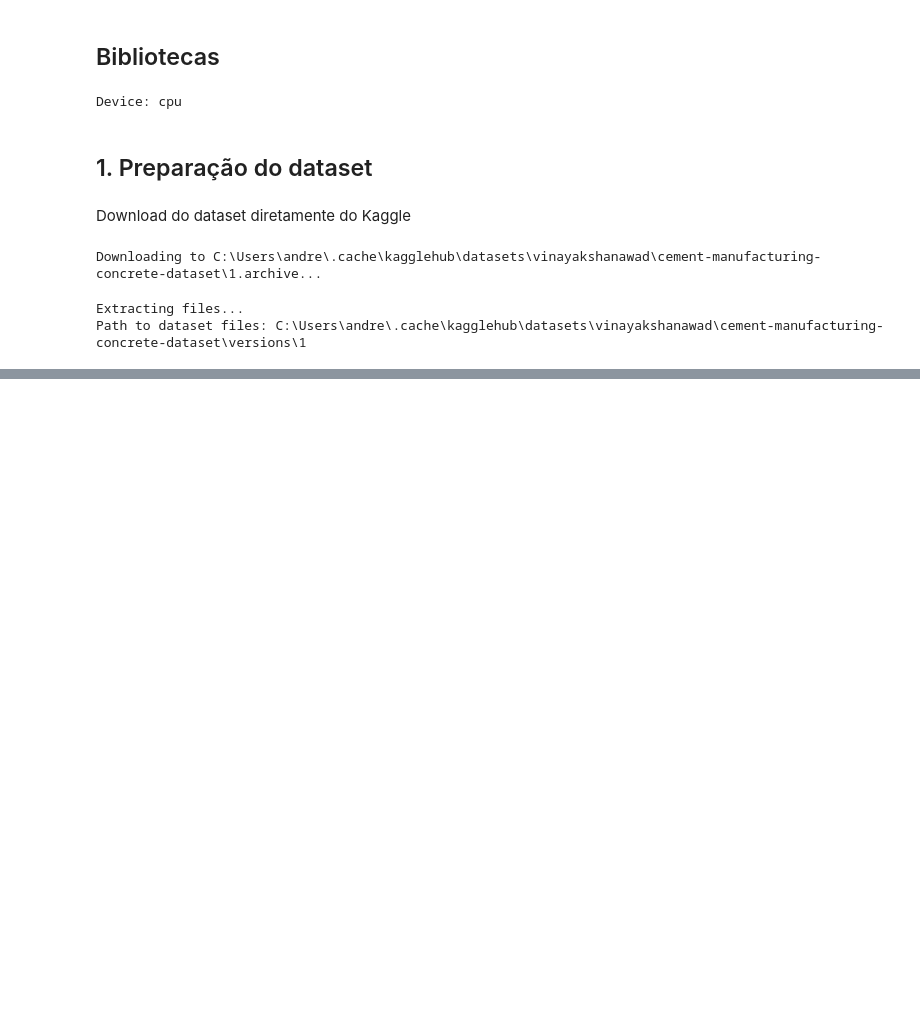
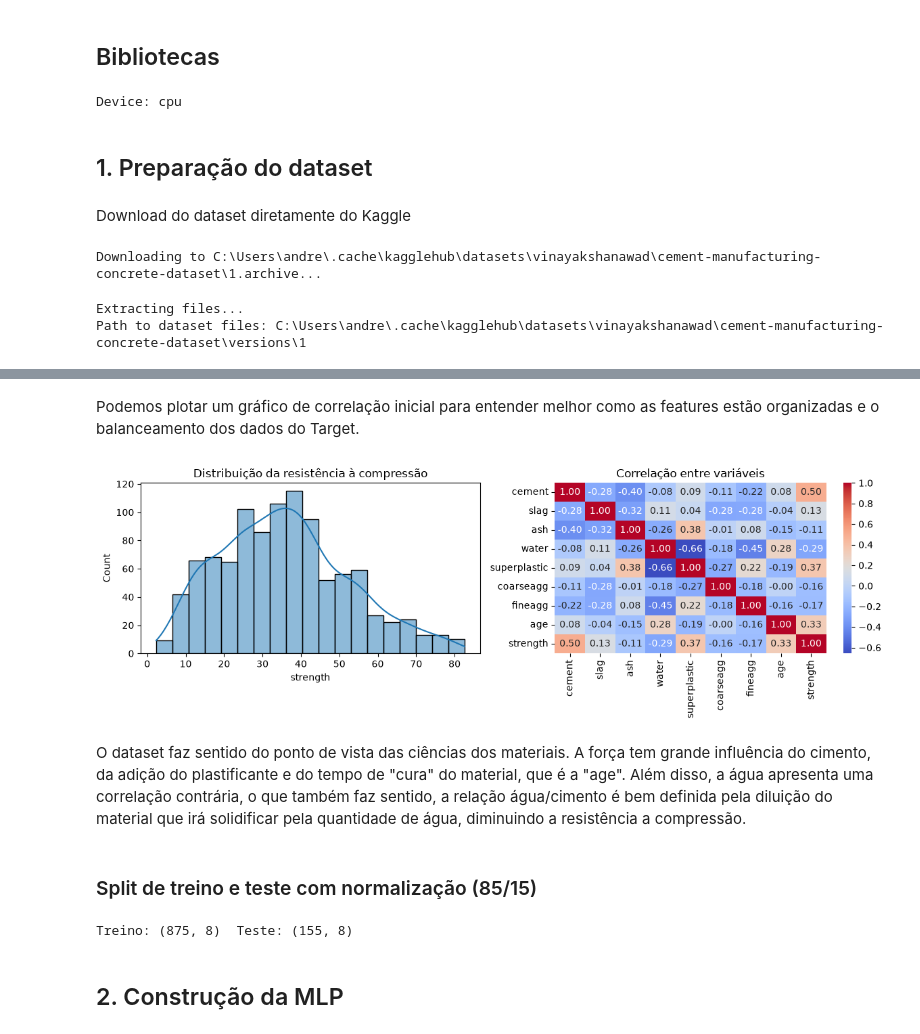
Before and after one commit to andre-aracaetano/study-of-mlp-and-genetic-algorithm-with-a-cement-dataset, a Jupyter notebook: mlp.ipynb, the cells around one changed output, grey strips where cells are left out. Saved outputs shown, nothing was run; the diff lists cells and outputs as text; code cells hidden in the pictures; blank space fills up the shorter version.

Commit message:
Melhoria do MLP e Treino do XGBoost + um pouco de discussão

```diff
--- a/mlp.ipynb
+++ b/mlp.ipynb
@@ -68,0 +97,41 @@ Para o problema que estou trabalhando, eu quero utilizar os compostos que compoe
+# %%
+TARGET = "strength"
+# %% [markdown]
+Podemos plotar um gráfico de correlação inicial para entender melhor como as features estão organizadas e o balanceamento dos dados do Target.
+# %%
+fig, axes = plt.subplots(1, 2, figsize=(12, 4))
+sns.histplot(df[TARGET], kde=True, ax=axes[0])
+axes[0].set_title("Distribuição da resistência à compressão")
+
+sns.heatmap(df.corr(numeric_only=True), annot=True, fmt=".2f", cmap="coolwarm", ax=axes[1])
+axes[1].set_title("Correlação entre variáveis")
+plt.tight_layout()
+plt.show()
+# %% [output]
+[figure, added]
+# %% [markdown]
+O dataset faz sentido do ponto de vista das ciências dos materiais. A força tem grande influência do cimento, da adição do plastificante e do tempo de "cura" do material, que é a "age". Além disso, a água apresenta uma correlação contrária, o que também faz sentido, a relação água/cimento é bem definida pela diluição do material que irá solidificar pela quantidade de água, diminuindo a resistência a compressão.
+# %% [markdown]
+### Split de treino e teste com normalização (85/15)
+# %%
+X = df.drop(columns=[TARGET]).values.astype(np.float32)
+y = df[TARGET].values.astype(np.float32).reshape(-1, 1)
+
+X_train, X_test, y_train, y_test = train_test_split(
+    X, y, test_size=0.15, random_state=SEED
+)
+
+scaler_X = StandardScaler().fit(X_train)
+X_train_scaled = scaler_X.transform(X_train)
+X_test_scaled = scaler_X.transform(X_test)
+
+# Também vale normalizar o alvo, desnormalizamos na hora de avaliar.
+scaler_y = StandardScaler().fit(y_train)
+y_train_scaled = scaler_y.transform(y_train)
+y_test_scaled = scaler_y.transform(y_test)
+
+print("Treino:", X_train_scaled.shape, " Teste:", X_test_scaled.shape)
+# %% [output]
+Treino: (875, 8)  Teste: (155, 8)
+# %% [markdown]
+## 2. Construção da MLP
```
Also changed, not shown: parts of 35 cells of this notebook, 1 other file.
